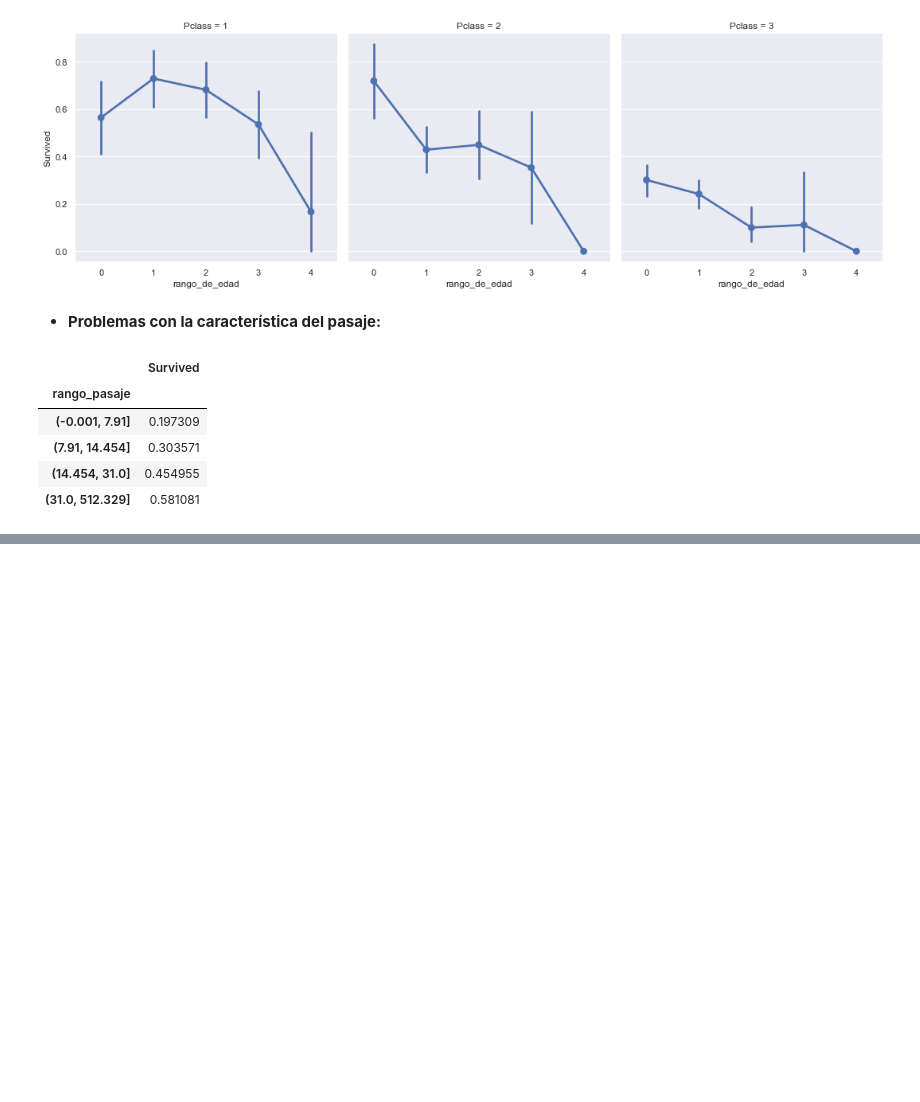
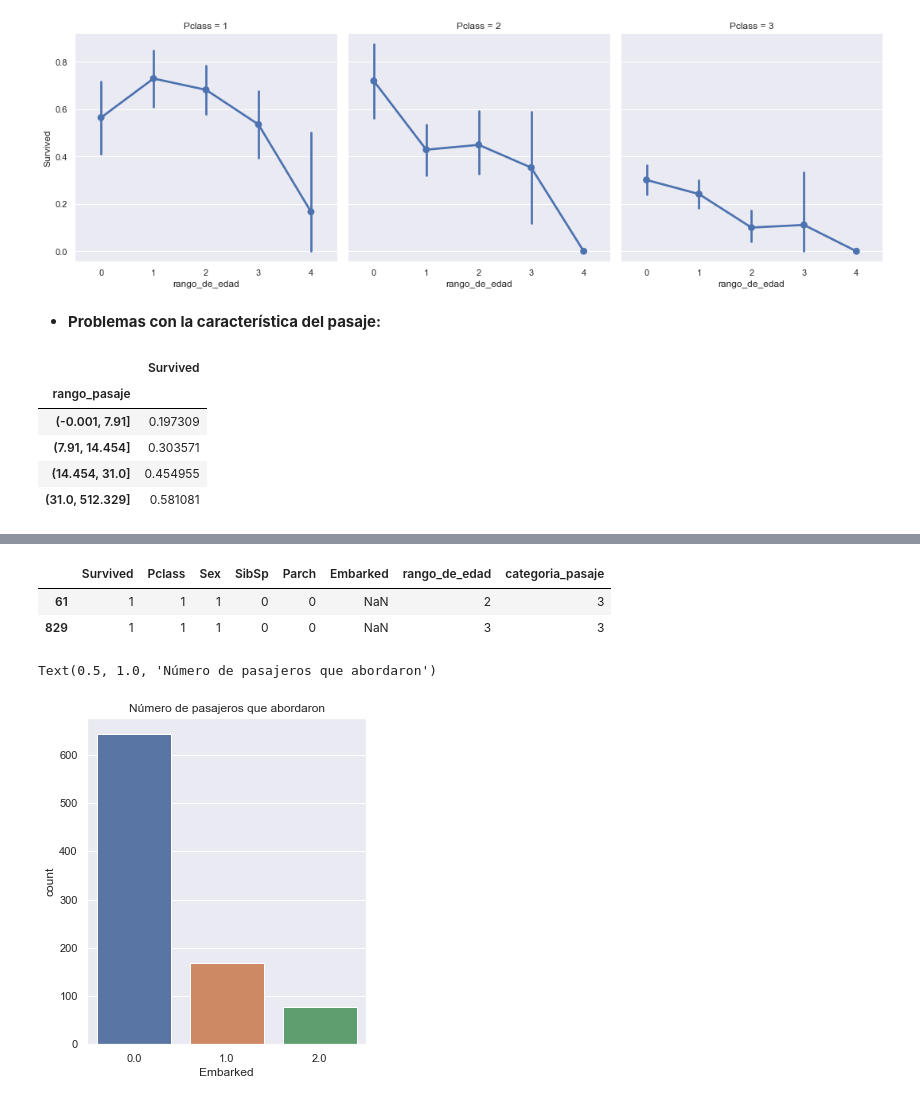
Before and after one commit to albaniamusabeli/Machine-Learning-Titanic, a Jupyter notebook: py-titanic.ipynb, the cells around one changed output, grey strips where cells are left out. Drawn from its saved outputs; the diff is of its cells as text; code cells hidden in the pictures; blank space fills up the shorter version.

Commit message:
Limpieza de datos y datos nulos
Eliminar categorias innecesarias
Tratamiento de datos nulos
Traspasar a archivo excel

```diff
--- a/py-titanic.ipynb
+++ b/py-titanic.ipynb
@@ -319,0 +332,5 @@ sns.pointplot('categoria_pasaje', 'Survived', data = data, hue = 'Sex')
+# %%
+# Convertir las variables Sexo y Puerta de Embarque a formato numérico
+# implace = para que la funcion replace no retorne valores
+data['Sex'].replace(['male', 'female'], [0,1], inplace = True)
+data['Embarked'].replace(['S','C','Q'], [0,1,2], inplace = True)
@@ -319,0 +354,3 @@ sns.pointplot('categoria_pasaje', 'Survived', data = data, hue = 'Sex')
+# %%
+# Elinar categorias
+data.drop(['PassengerId', 'Name', 'Age', 'Ticket', 'Fare', 'Cabin', 'rango_pasaje'], axis=1, inplace=True)
@@ -319,0 +384,18 @@ sns.pointplot('categoria_pasaje', 'Survived', data = data, hue = 'Sex')
+# %%
+## Ver la fila que contiene el dato nulo (en embarque)
+data[data['Embarked'].isnull()]
+# %% [output]
+|  | Survived | Pclass | Sex | SibSp | Parch | Embarked | rango_de_edad | categoria_pasaje |
+| 61 | 1 | 1 | 1 | 0 | 0 | NaN | 2 | 3 |
+| 829 | 1 | 1 | 1 | 0 | 0 | NaN | 3 | 3 |
+# %%
+## Predecir la posible puerta por donde entraron los dos pasajeros que tienen embarque Nulo (NaN)
+## 1. Evaluar la cantidad de pasajeros que subieron por cada puerta
+
+f, ax = plt.subplots(1,1, figsize=(5,6))
+
+sns.countplot('Embarked', data= data, ax = ax)
+ax.set_title('Número de pasajeros que abordaron')
+# %% [output]
+Text(0.5, 1.0, 'Número de pasajeros que abordaron')
+[figure, added]
```
Also changed, not shown: parts of 15 cells of this notebook, 3 other files.
